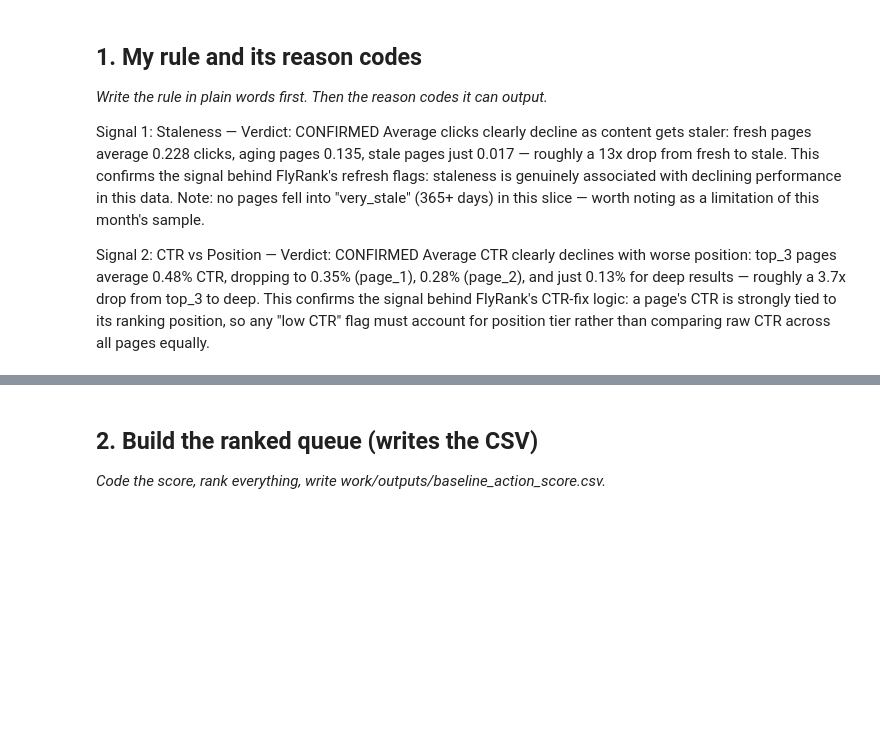
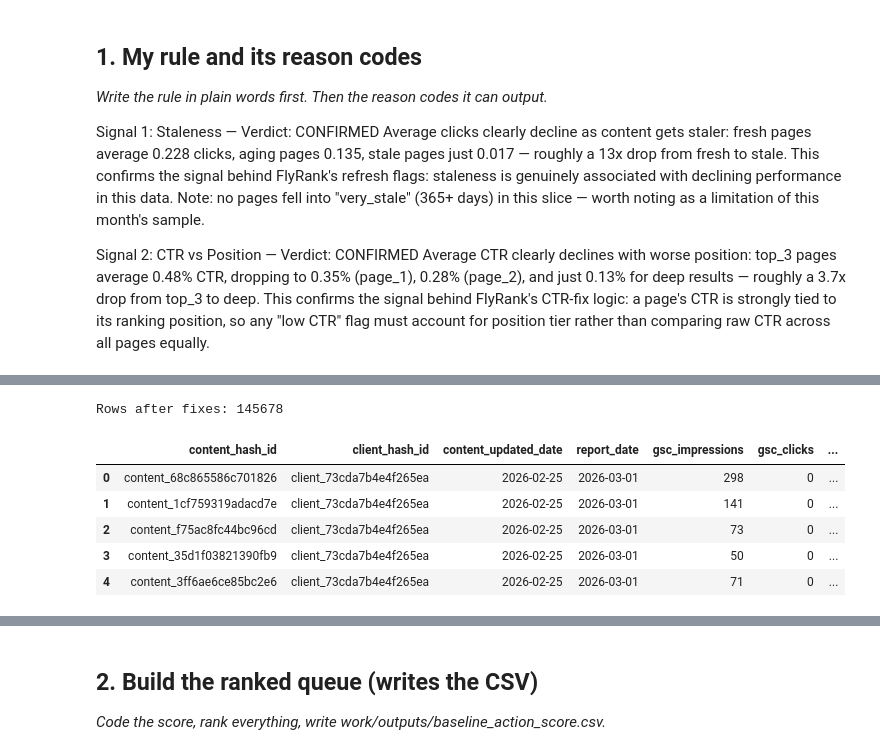
Before and after one commit to codingsheep17/flyrank-ml-internship, a Jupyter notebook: work/notebooks/w04_baseline_score.ipynb, the cells around one changed output, grey strips where cells are left out. Saved outputs shown, nothing was run; the diff lists cells and outputs as text; code cells hidden in the pictures; blank space fills up the shorter version.

```diff
--- a/work/notebooks/w04_baseline_score.ipynb
+++ b/work/notebooks/w04_baseline_score.ipynb
@@ -137,0 +168,30 @@ Average CTR clearly declines with worse position: top_3 pages average 0.48% CTR,
+# %%
+baseline_df = con.sql("""
+SELECT
+    f.content_hash_id,
+    f.client_hash_id,
+    d.content_updated_date,
+    f.report_date,
+    f.gsc_impressions,
+    f.gsc_clicks,
+    f.gsc_avg_position,
+    (f.gsc_clicks * 1.0 / NULLIF(f.gsc_impressions, 0)) as ctr,
+    DATE_DIFF('day', d.content_updated_date, f.report_date) as days_stale
+FROM 'hf://datasets/FlyRank/internship-warehouse/fact_content_daily_performance/month=2026-03/*.parquet' f
+JOIN 'hf://datasets/FlyRank/internship-warehouse/dim_content.parquet' d
+ON f.content_hash_id = d.content_hash_id
+WHERE f.gsc_data_available IS TRUE
+  AND f.gsc_impressions >= 50
+  AND d.content_updated_date <= f.report_date
+""").df()
+
+print(f"Rows after fixes: {len(baseline_df)}")
+baseline_df.head()
+# %% [output]
+Rows after fixes: 145678
+|  | content_hash_id | client_hash_id | content_updated_date | report_date | gsc_impressions | gsc_clicks | ... |
+| 0 | content_68c865586c701826 | client_73cda7b4e4f265ea | 2026-02-25 | 2026-03-01 | 298 | 0 | ... |
+| 1 | content_1cf759319adacd7e | client_73cda7b4e4f265ea | 2026-02-25 | 2026-03-01 | 141 | 0 | ... |
+| 2 | content_f75ac8fc44bc96cd | client_73cda7b4e4f265ea | 2026-02-25 | 2026-03-01 | 73 | 0 | ... |
+| 3 | content_35d1f03821390fb9 | client_73cda7b4e4f265ea | 2026-02-25 | 2026-03-01 | 50 | 0 | ... |
+| 4 | content_3ff6ae6ce85bc2e6 | client_73cda7b4e4f265ea | 2026-02-25 | 2026-03-01 | 71 | 0 | ... |
```
Also changed, not shown: parts of 5 cells of this notebook.
